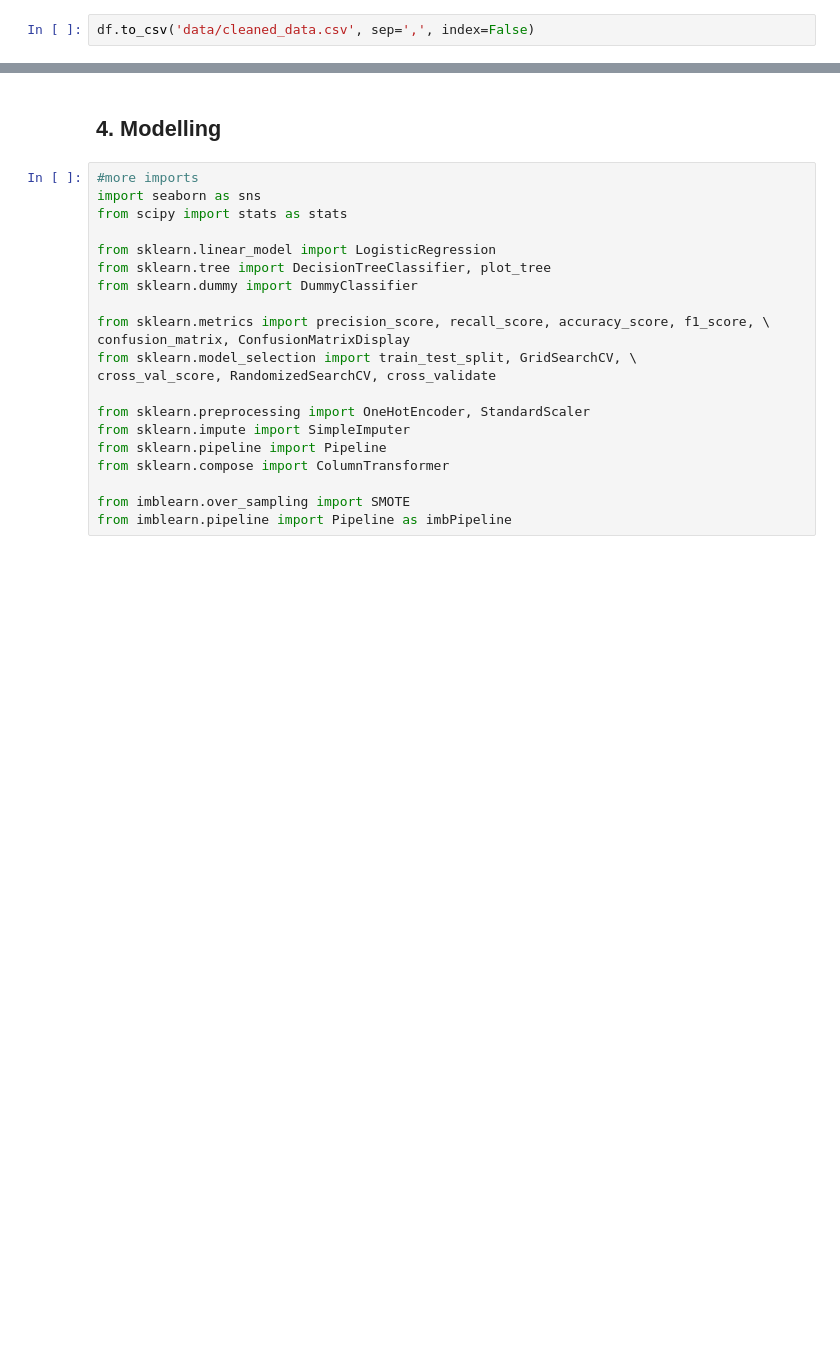
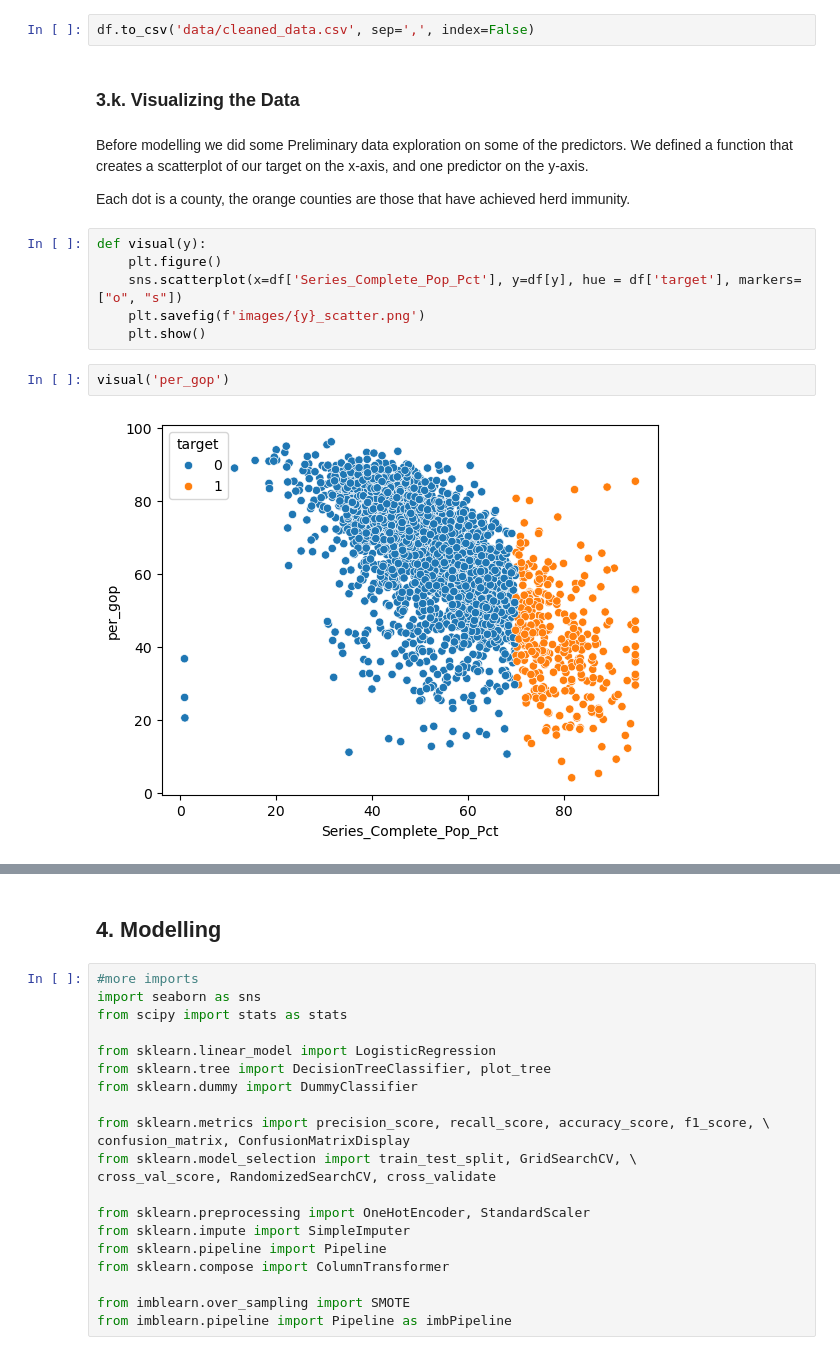
Before and after one commit to natehiatt/covid_vax_project, a Jupyter notebook: Final.ipynb, the cells around one changed output, grey strips where cells are left out. Drawn from its saved outputs; the diff is of its cells as text; blank space fills up the shorter version.

Commit message:
final edits to nb, adding images

```diff
--- a/Final.ipynb
+++ b/Final.ipynb
@@ -1081,3 +1193,19 @@ df.describe()
 | max | 96.200000 | 95.800000 | 13.000000 | 95.000000 | 1.000000 | 43.000000 | 153716.000000 | ... |
 # %%
 df.to_csv('data/cleaned_data.csv', sep=',', index=False)
+# %% [markdown]
+### 3.k. Visualizing the Data
+# %% [markdown]
+Before modelling we did some Preliminary data exploration on some of the predictors. We defined a function that creates a scatterplot of our target on the x-axis, and one predictor on the y-axis.
+
+Each dot is a county, the orange counties are those that have achieved herd immunity.
+# %%
+def visual(y):
+    plt.figure()
+    sns.scatterplot(x=df['Series_Complete_Pop_Pct'], y=df[y], hue = df['target'], markers=["o", "s"])
+    plt.savefig(f'images/{y}_scatter.png')
+    plt.show()
+# %%
+visual('per_gop')
+# %% [output]
+[figure, added]
```
Also changed, not shown: parts of 88 cells of this notebook, 9 other files.
